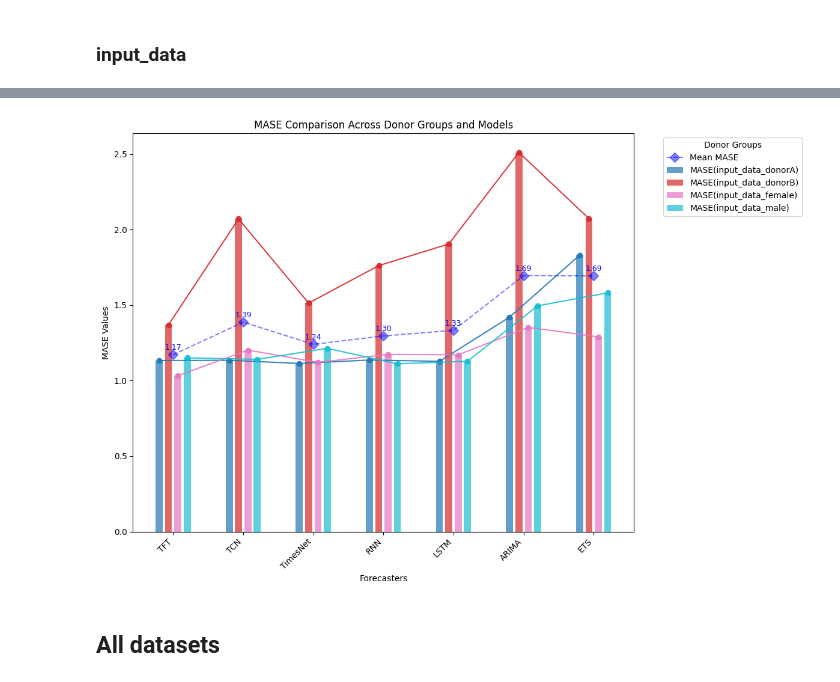
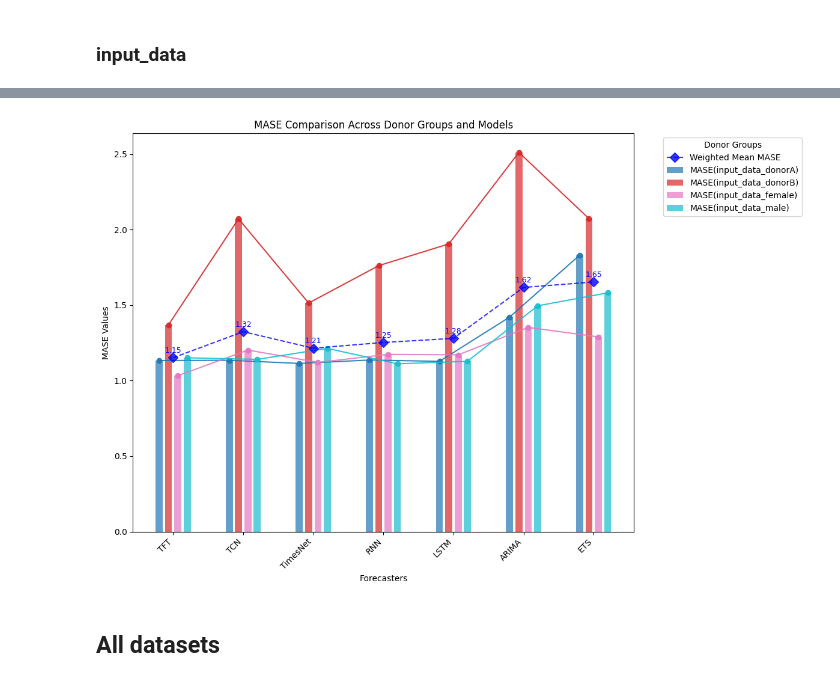
Before and after one commit to ewa-siedlarczyk/UM-TimeSeries, a Jupyter notebook: p4_time_series_analysis.ipynb, the cells around one changed output, grey strips where cells are left out. Saved outputs shown, nothing was run; the diff lists cells and outputs as text; code cells hidden in the pictures.

Commit message:
Update results summary in notebook

```diff
--- a/p4_time_series_analysis.ipynb
+++ b/p4_time_series_analysis.ipynb
@@ -729,5 +704,5 @@ mean_values
 # %%
-def plot_results(df, donor_groups):
+def plot_results(df, donor_groups, weights):
     forecasters = df['Forecaster']
 
     plt.figure(figsize=(12, 8))
@@ -742,10 +717,12 @@ def plot_results(df, donor_groups):
         plt.bar(x + offsets[i], df[group], bar_width, label=group, color=colors[i], alpha=0.7)
         plt.plot(x + offsets[i], df[group], marker='o', color=colors[i], linestyle='-', alpha=0.9)
 
-    mean_mase = df[donor_groups].mean(axis=1)
-    plt.plot(x, mean_mase, marker='D', color='blue', linestyle='--', label='Mean MASE', markersize=8, alpha=0.5)
+    normalized_weights = np.array(weights) / sum(weights)
+    weighted_mean_mase = (df[donor_groups] * normalized_weights).sum(axis=1)
 
-    for i, mean in enumerate(mean_mase):
+    plt.plot(x, weighted_mean_mase, marker='D', color='blue', linestyle='--', label='Weighted Mean MASE', markersize=8, alpha=0.8)
+
+    for i, mean in enumerate(weighted_mean_mase):
         plt.text(x[i], mean + 0.02, f'{mean:.2f}', ha='center', va='bottom', fontsize=9, color='blue')
 
     plt.xticks(x, forecasters, rotation=45, ha='right')
@@ -757,13 +734,17 @@ def plot_results(df, donor_groups):
 
     plt.show()
 
+def get_weighted_mean_per_forecaster(df, donor_groups, weights):
+    """Calculate weighted mean MASE for specified donor groups."""
+    normalized_weights = np.array(weights) / sum(weights)
+    weighted_mean = (df[donor_groups] * normalized_weights).sum(axis=1)
+    df['Weighted_Mean_MASE'] = weighted_mean
+    return df
 
-def get_mean_per_forecaster(df, donor_groups):
-    df[["Forecaster"] + donor_groups]
-    mean_values = df[["Forecaster"] + donor_groups].copy()
-
-    mean_values["Mean_MASE"] = mean_values[donor_groups].mean(axis=1)
-    return mean_values
+def get_weights(df, donor_groups):
+    weights = 1 / df[donor_groups].mean(axis=0)
+    weights = weights / weights.sum()
+    return weights
 # %% [markdown]
 ### alpha_diversity
 # %%
@@ -795,6 +778,8 @@ donor_groups_input_data = [
     "MASE(input_data_female)", "MASE(input_data_male)"
 ]
 
-mean_values_input_data = get_mean_per_forecaster(final_results_df, donor_groups_input_data)
-mean_values_input_data.sort_values(by="Mean_MASE", ascending=True)
+weights_input_data = get_weights(final_results_df, donor_groups_input_data)
+
+mean_values_input_data = get_weighted_mean_per_forecaster(final_results_df, donor_groups_input_data, weights_input_data)
+mean_values_input_data.sort_values(by="Weighted_Mean_MASE", ascending=True)
 # %% [output]
@@ -809,7 +794,7 @@ mean_values_input_data.sort_values(by="Mean_MASE", ascending=True)
 # %%
-plot_results(final_results_df, donor_groups_input_data)
+plot_results(final_results_df, donor_groups_input_data, weights_input_data)
 # %% [output]
-[figure, old version]
+[figure, new version]
 # %% [markdown]
 ## All datasets
 # %%
```
Also changed, not shown: parts of 7 cells of this notebook.
